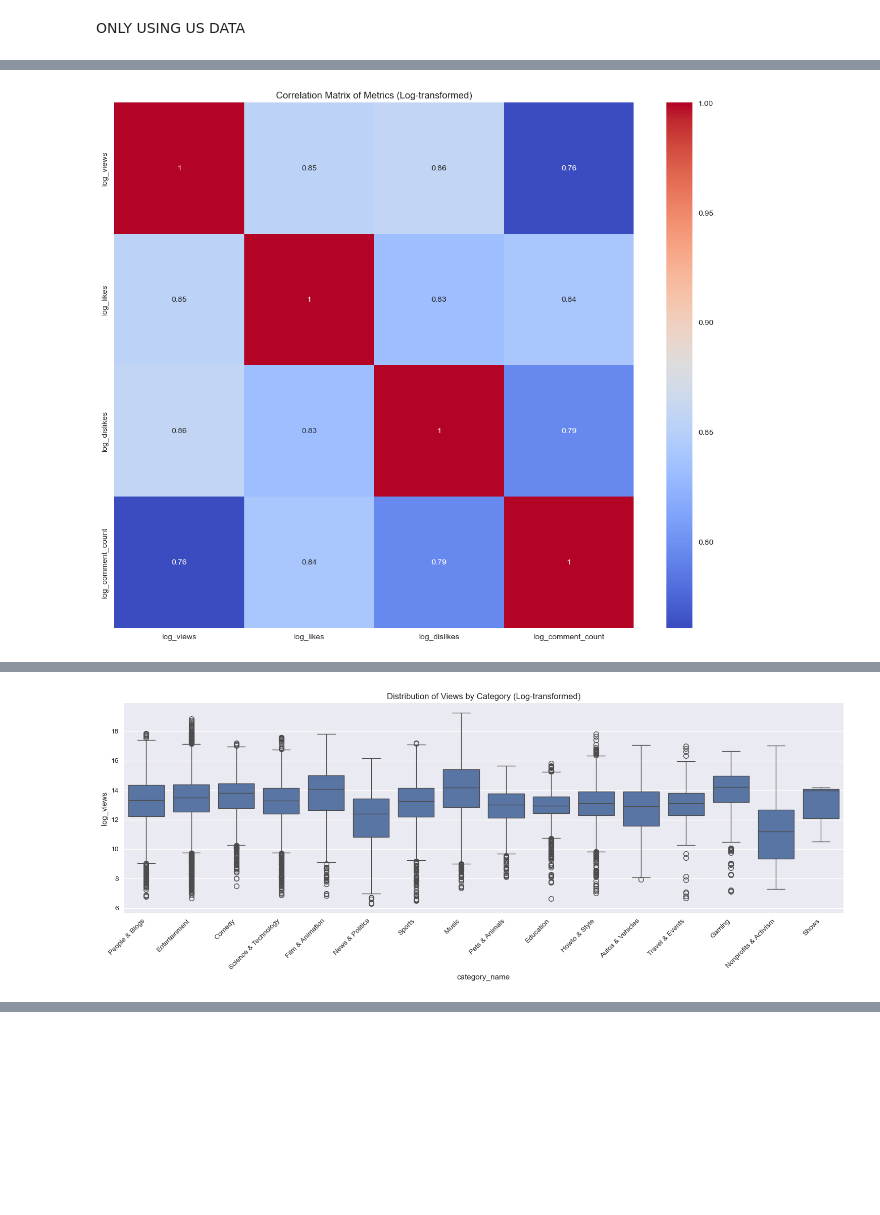
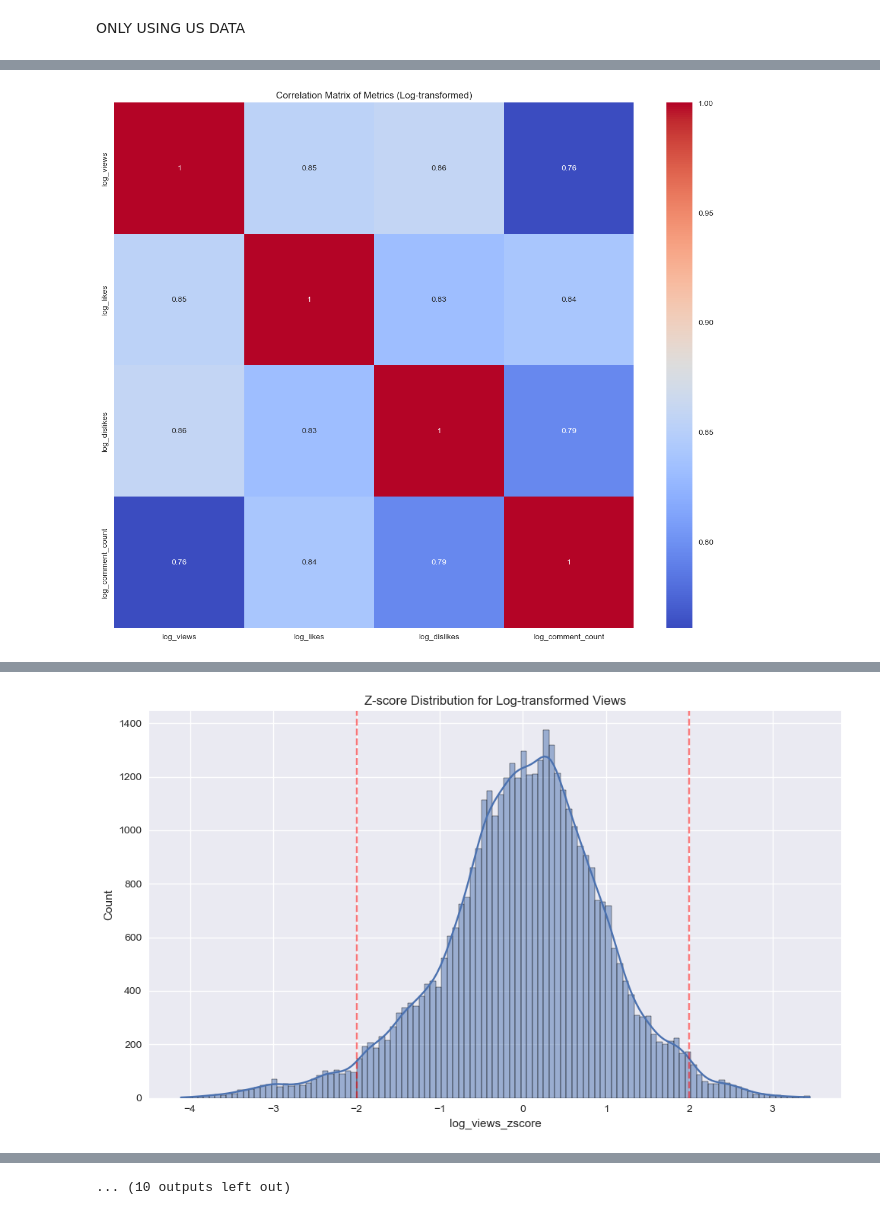
Before and after one commit to NoSkhil/youtube-trends-data-analysis, a Jupyter notebook: analysis-2.ipynb, the cells around one changed output, grey strips where cells are left out. Cells and saved outputs as stored; diff of their text form; code cells hidden in the pictures; blank space fills up the shorter version.

Commit message:
z-score and t-score analysis

```diff
--- a/analysis-2.ipynb
+++ b/analysis-2.ipynb
@@ -66,7 +66,7 @@ def plot_distribution_analysis(data, column, log_column, title):
     stats.probplot(data[column], dist="norm", plot=axes[0,2])
     axes[0,2].set_title(f'Q-Q Plot of {title}')
 
-    # Log-transformed data plots
+    # Log-transformed plots
     sns.histplot(data[log_column], kde=True, ax=axes[1,0])
     axes[1,0].set_title(f'Histogram of Log {title}')
 
@@ -134,12 +134,10 @@ for metric in metrics:
     print("\nOriginal Data Statistics:")
     print(analysis_results['original']['statistics'])
     print(f"Shapiro-Wilk test: statistic={analysis_results['original']['shapiro_test'][0]:.4f}, p-value={analysis_results['original']['shapiro_test'][1]:.4e}")
-    print(f"D'Agostino-Pearson test: statistic={analysis_results['original']['normaltest'][0]:.4f}, p-value={analysis_results['original']['normaltest'][1]:.4e}")
 
     print("\nLog-Transformed Data Statistics:")
     print(analysis_results['log_transformed']['statistics'])
     print(f"Shapiro-Wilk test: statistic={analysis_results['log_transformed']['shapiro_test'][0]:.4f}, p-value={analysis_results['log_transformed']['shapiro_test'][1]:.4e}")
-    print(f"D'Agostino-Pearson test: statistic={analysis_results['log_transformed']['normaltest'][0]:.4f}, p-value={analysis_results['log_transformed']['normaltest'][1]:.4e}")
 
 # 1. Correlation Analysis
 print("\nCorrelation Analysis")
@@ -151,20 +149,71 @@ plt.title('Correlation Matrix of Metrics (Log-transformed)')
 plt.tight_layout()
 plt.show()
 
-# 2. Category Analysis
-print("\nCategory Analysis")
+# Modified Z-score Analysis using log-transformed metrics
+print("\nZ-score Analysis (Log-transformed)")
 print("="*50)
-category_metrics = df.groupby('category_name')[metrics].agg(['mean', 'median', 'std']).round(2)
-print(category_metrics)
 
-# Plot category comparisons
 for metric in metrics:
-    plt.figure(figsize=(15, 6))
-    sns.boxplot(x='category_name', y=f'log_{metric}', data=df)
-    plt.xticks(rotation=45, ha='right')
-    plt.title(f'Distribution of {metric.replace("_", " ").title()} by Category (Log-transformed)')
+    log_metric = f'log_{metric}'
+
+    # Calculate Z-scores using log-transformed data
+    df[f'{log_metric}_zscore'] = stats.zscore(df[log_metric])
+
+    # Print Z-score summary statistics
+    print(f"\n{metric.capitalize()} Log-transformed Z-score Summary:")
+    print(df[f'{log_metric}_zscore'].describe())
+
+    # Calculate and print percentage of videos beyond 2 standard deviations
+    outliers = np.abs(df[f'{log_metric}_zscore']) > 2
+    outlier_percentage = (outliers.sum() / len(df)) * 100
+    print(f"Percentage of videos beyond 2 standard deviations: {outlier_percentage:.2f}%")
+
+    # Create Z-score distribution plot
+    plt.figure(figsize=(10, 6))
+    sns.histplot(df[f'{log_metric}_zscore'], kde=True)
+    plt.title(f'Z-score Distribution for Log-transformed {metric.replace("_", " ").title()}')
+    plt.axvline(x=2, color='r', linestyle='--', alpha=0.5)
+    plt.axvline(x=-2, color='r', linestyle='--', alpha=0.5)
     plt.tight_layout()
     plt.show()
+
+# Modified T-score Analysis using log-transformed metrics
+print("\nT-score Analysis by Category (Log-transformed)")
+print("="*50)
+
+for metric in metrics:
+    log_metric = f'log_{metric}'
+    print(f"\n{metric.capitalize()} Log-transformed T-scores by category:")
+    overall_log_mean = df[log_metric].mean()
+
+    # Calculate T-scores for each category using log-transformed data
+    category_stats = df.groupby('category_name').agg({
+        log_metric: ['mean', 'count', 'std']
+    }).reset_index()
+
+    category_stats.columns = ['category_name', 'mean', 'count', 'std']
+
+    for _, row in category_stats.iterrows():
+        category = row['category_name']
+        category_log_data = df[df['category_name'] == category][log_metric]
+
+        # Perform one-sample t-test on log-transformed data
+        t_stat, p_value = stats.ttest_1samp(category_log_data, overall_log_mean)
+
+        print(f"{category}:")
+        print(f"  Log Mean: {row['mean']:.2f}")
+        print(f"  T-score: {t_stat:.2f}")
+        print(f"  p-value: {p_value:.4f}")
+
+    # Visualize category means compared to overall mean
+    plt.figure(figsize=(15, 6))
+    sns.barplot(x='category_name', y='mean', data=category_stats)
+    plt.axhline(y=overall_log_mean, color='r', linestyle='--', label='Overall Log Mean')
+    plt.xticks(rotation=45, ha='right')
+    plt.title(f'Category Means vs Overall Mean for Log-transformed {metric.replace("_", " ").title()}')
+    plt.legend()
+    plt.tight_layout()
+    plt.show()
 # %% [output]
 Loaded 40949 records
 
@@ -208 +254 @@ Travel & Events        1674.5    2453.86
-[figure, old version]
+[figure, new version]
@@ -211,0 +279 @@ Travel & Events        1674.5    2453.86
+... (10 outputs left out)
```
Also changed, not shown: parts of 1 cell of this notebook.
